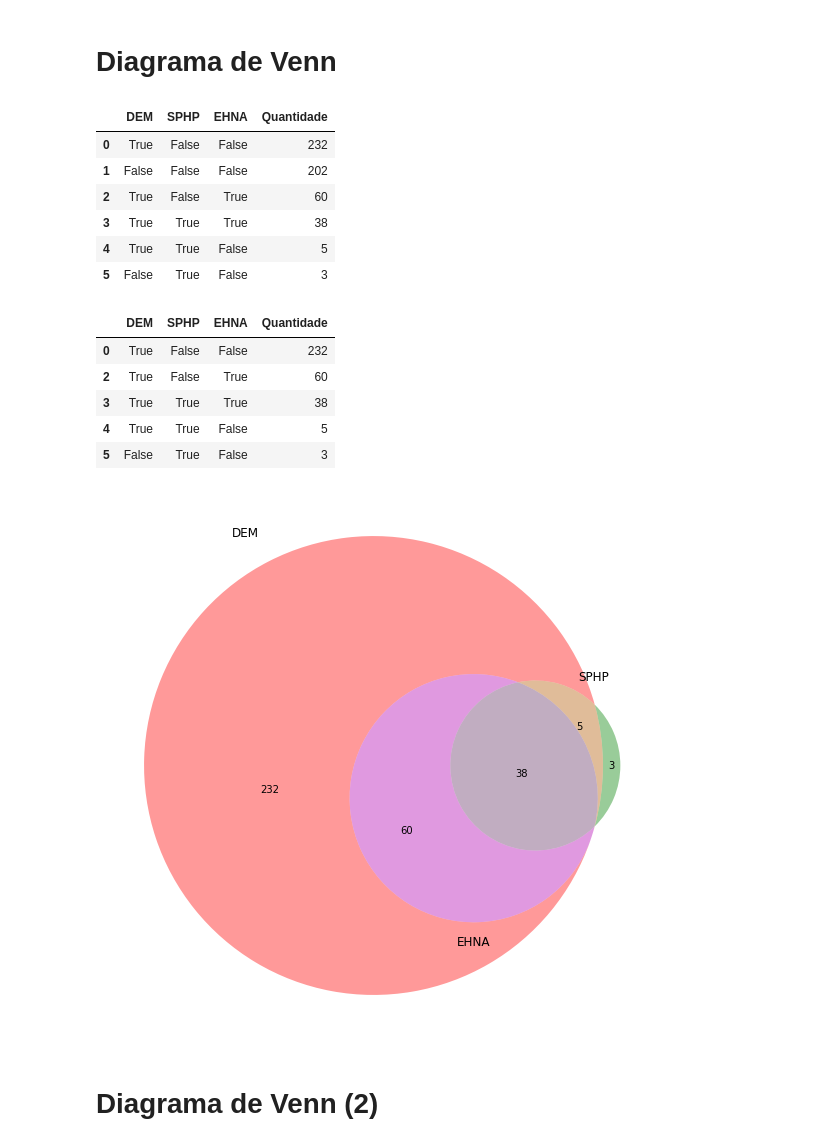
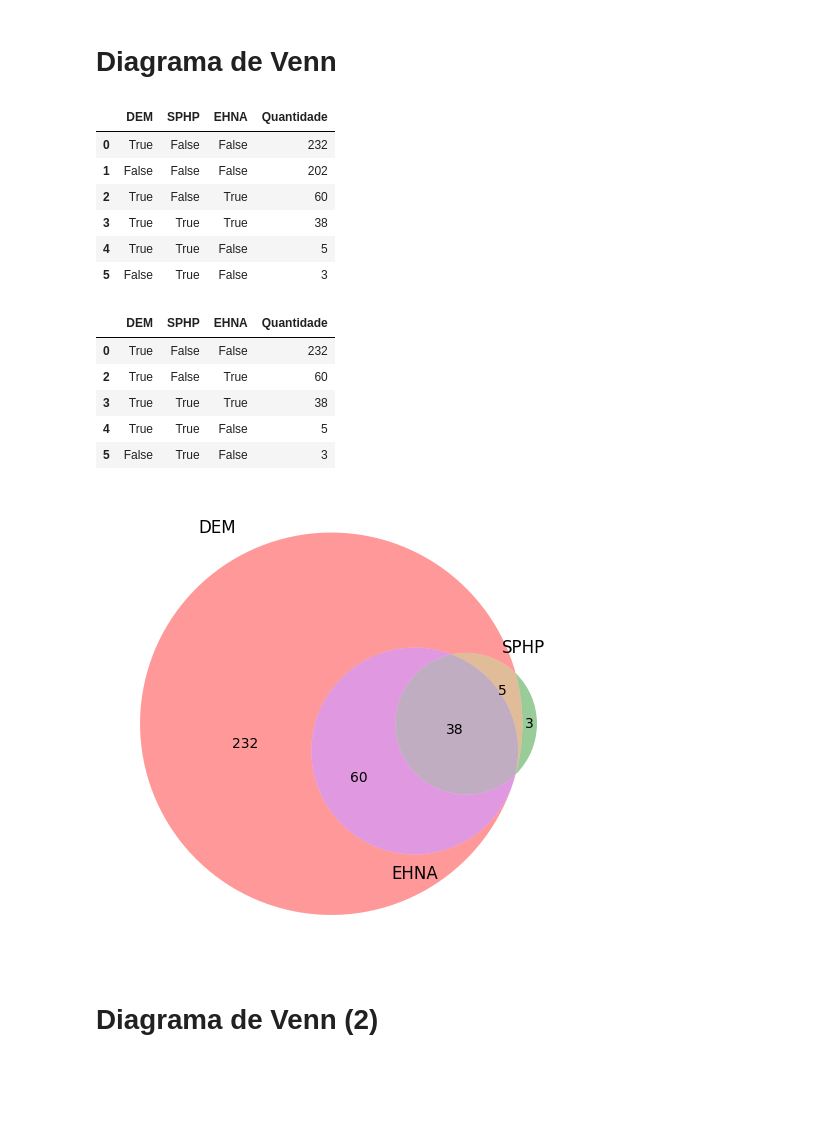
Before and after one commit to Vinicius667/Barragens, a Jupyter notebook: main.ipynb, the cells around one changed output. Drawn from its saved outputs; the diff is of its cells as text; code cells hidden in the pictures; blank space fills up the shorter version.

```diff
--- a/main.ipynb
+++ b/main.ipynb
@@ -113,45 +117,43 @@ list_col_casos_quantivativos = ['Quantitativo_WV','Quantitativo_NH','Quantitativ
 # %%
 casos = df[list_col_casos].value_counts().reset_index().rename(columns={0: "Quantidade"})
 dict_cont_casos = {}
 display(casos)
 
 # Remove casos que todos os critérios são falsos
 casos = casos[casos[list_col_casos].any(axis=1)]
 
 display(casos)
+casos["String"] = ""
+
+
+for col in list_col_casos:
+        casos.loc[casos[col], "String"] = casos["String"] + '1'
+        casos.loc[~casos[col], "String"] = casos["String"] + '0'
+venn_subsets = dict(zip(casos.String,casos.Quantidade))
+
+
+plt.figure(figsize=(6,6), facecolor="white")
+venn3(
+    subsets=venn_subsets,
+    set_labels = list_col_casos,
+)
+
+plt.savefig("venn.png")
 # %% [output]
 |  | DEM | SPHP | EHNA | Quantidade |
 | 0 | True | False | False | 232 |
 | 1 | False | False | False | 202 |
 | 2 | True | False | True | 60 |
 | 3 | True | True | True | 38 |
 | 4 | True | True | False | 5 |
 | 5 | False | True | False | 3 |
 |  | DEM | SPHP | EHNA | Quantidade |
 | 0 | True | False | False | 232 |
 | 2 | True | False | True | 60 |
 | 3 | True | True | True | 38 |
 | 4 | True | True | False | 5 |
 | 5 | False | True | False | 3 |
+[figure, added]
-# %%
-casos["String"] = ""
-
-
-for col in list_col_casos:
-        casos.loc[casos[col], "String"] = casos["String"] + '1'
-        casos.loc[~casos[col], "String"] = casos["String"] + '0'
-venn_subsets = dict(zip(casos.String,casos.Quantidade))
-
-
-plt.figure(figsize=(10,10), facecolor="white")
-venn3(
-    subsets=venn_subsets,
-    set_labels = list_col_casos,
-)
-
-plt.savefig("venn.png")
-# %% [output]
-[figure, removed]
 # %% [markdown]
 # Diagrama de Venn (2)
 # %%
```
Also changed, not shown: parts of 9 cells of this notebook, 1 other file.
